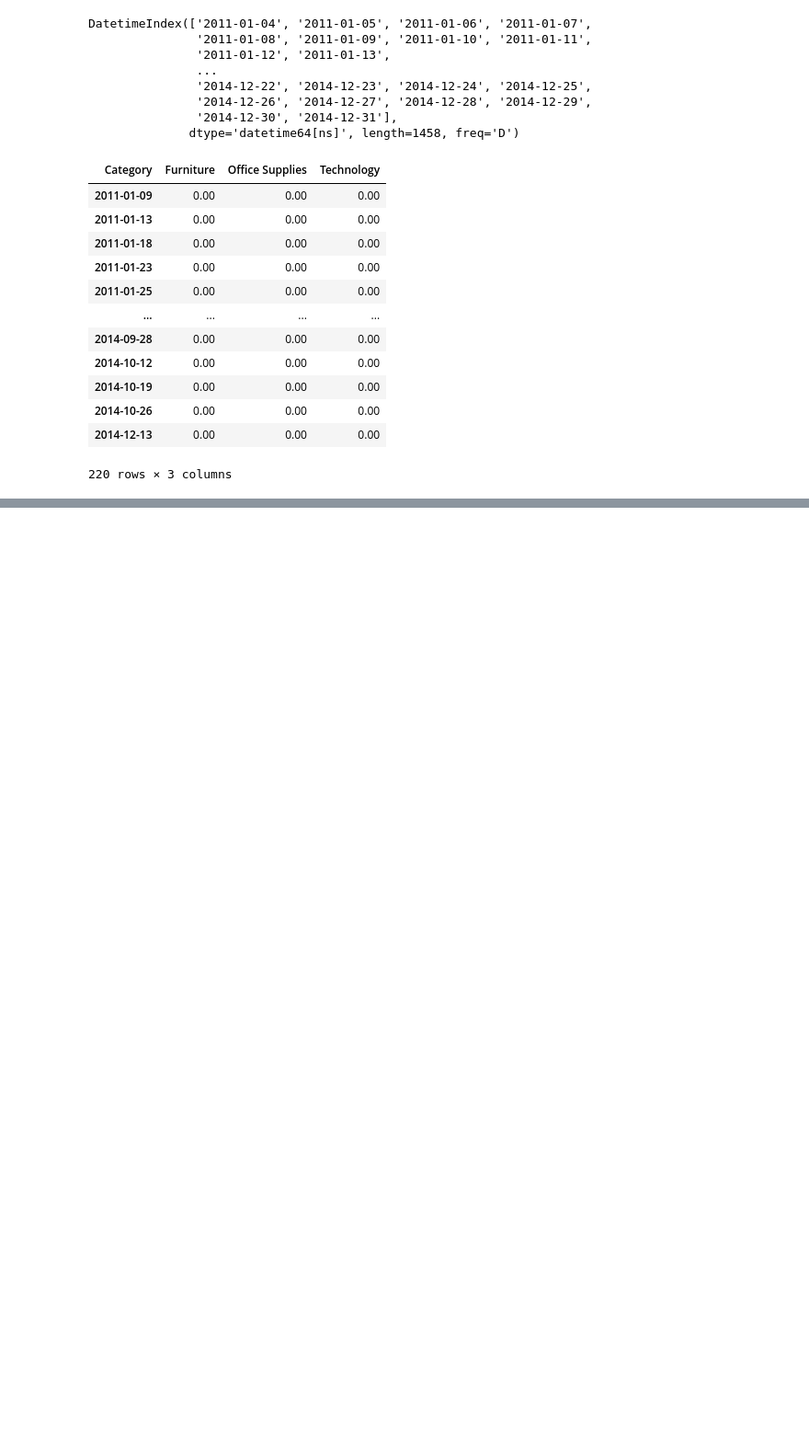
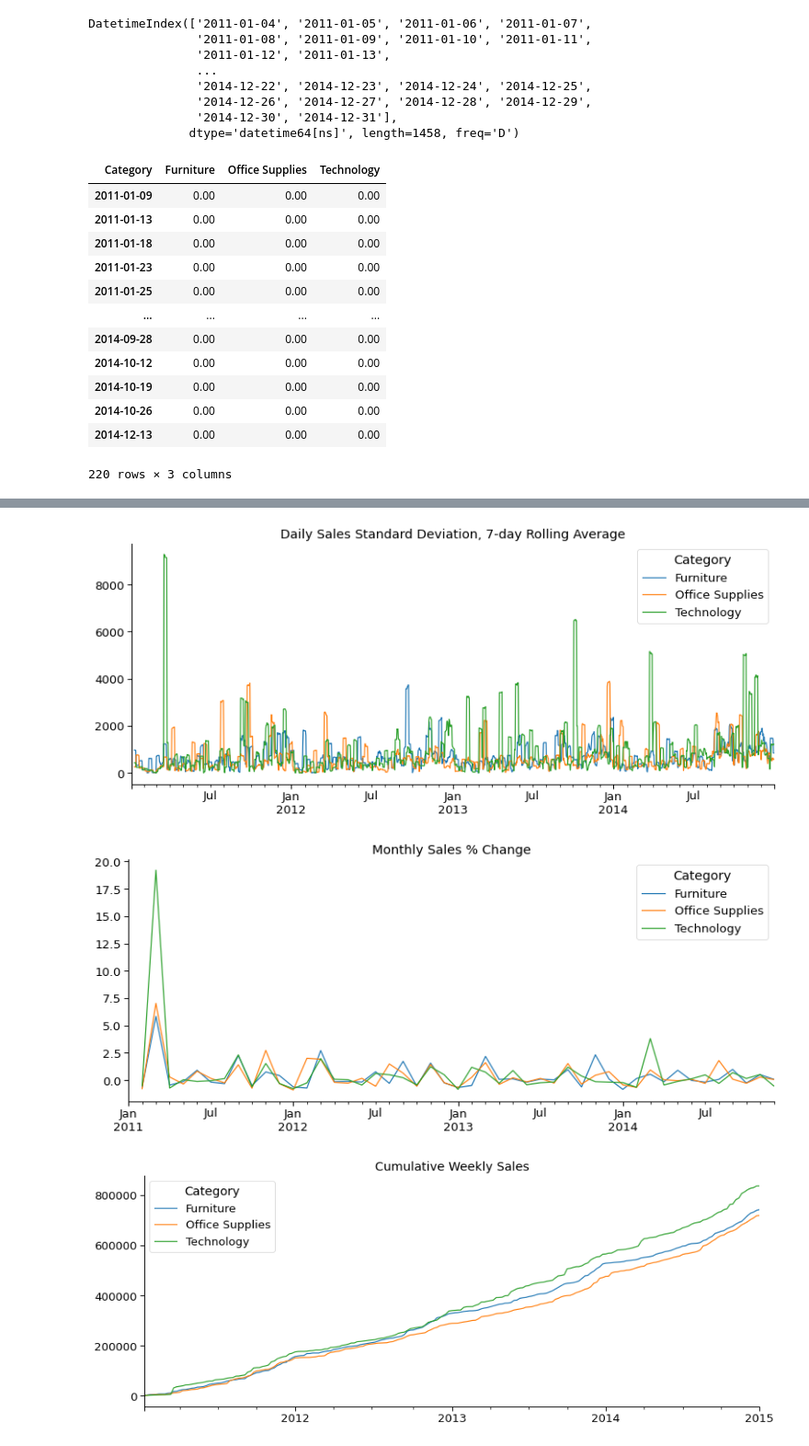
Before and after one commit to razielar/coursera_time_series_forecasting, a Jupyter notebook: coursera_time_series/week_1/pandas.time.series.ipynb, the cells around one changed output, grey strips where cells are left out. Shown at 92% size. Drawn from its saved outputs; the diff is of its cells as text; code cells hidden in the pictures; blank space fills up the shorter version.

Commit message:
better org week1

```diff
--- a/coursera_time_series/week_1/pandas.time.series.ipynb
+++ b/coursera_time_series/week_1/pandas.time.series.ipynb
@@ -354,0 +607,8 @@ new_sales[(new_sales['Furniture'] == 0) & (new_sales['Technology'] == 0) & (new_
+# %%
+print(new_sales.index.min())
+print(np.mean([2573.82,76.73,0,0,0,0,0]).round(2))
+window_size= 7
+rolling_window= new_sales.rolling(window= window_size)
+# Average each week
+display(new_sales.head(7))
+rolling_window.mean().dropna().head()
@@ -354,0 +677,17 @@ new_sales[(new_sales['Furniture'] == 0) & (new_sales['Technology'] == 0) & (new_
+# %%
+rolling_window.std().plot(title='Daily Sales Standard Deviation, 7-day Rolling Average')
+
+# Monthly Sales Percent Change
+sales_monthly.pct_change().plot(title='Monthly Sales % Change')
+
+# Cumulative Weekly Sales
+sales_weekly.cumsum().plot(title='Cumulative Weekly Sales')
+
+# Quarterly Sales Growth
+sales_quarterly.pct_change().plot(title='Quarterly Sales % Change')
+
+plt.show()
+# %% [output]
+[figure, added]
+[figure, added]
+[figure, added]
```
Also changed, not shown: parts of 23 cells of this notebook, 1 other file.
